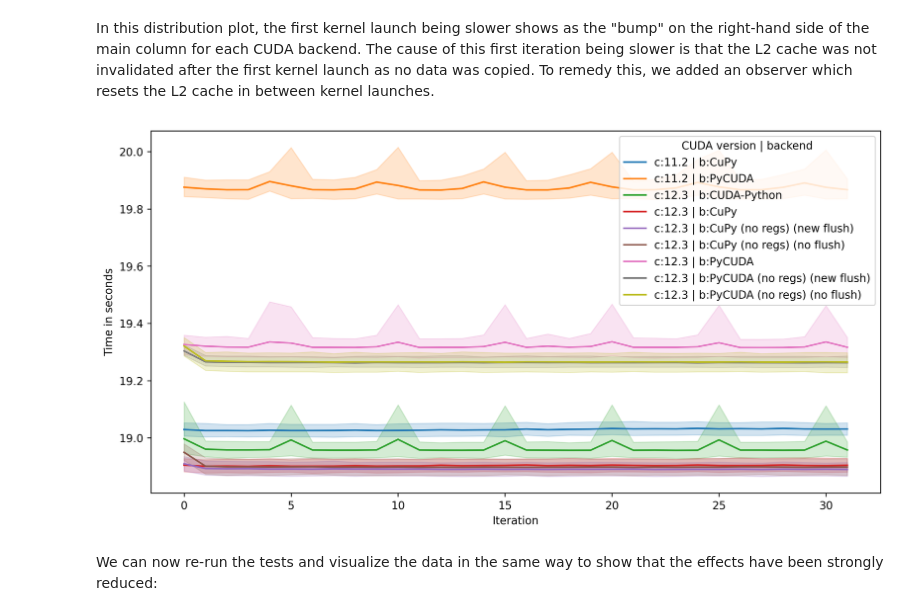
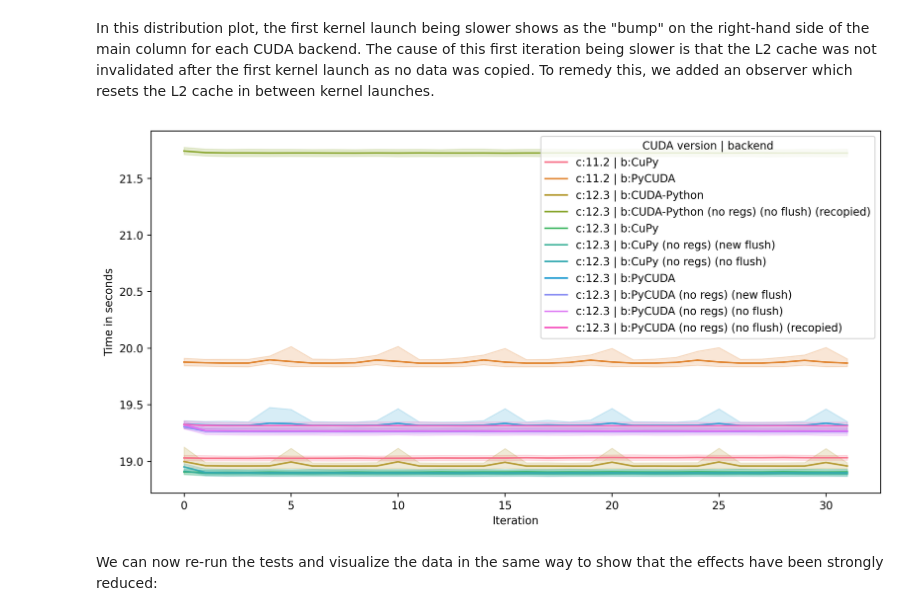
Before and after one commit to fjwillemsen/kernel_tuner_paper, a Jupyter notebook: test_backends.ipynb, the cells around one changed output. Saved outputs shown, nothing was run; the diff lists cells and outputs as text; code cells hidden in the pictures.

```diff
--- a/test_backends.ipynb
+++ b/test_backends.ipynb
@@ -265,7 +265,7 @@ df_single_node = get_dataframe(single_node=True)
 # %%
-df_times = plot_combined_times(df_single_node)
+df_times = plot_combined_times(df)
 # %% [output]
-[figure, old version]
+[figure, new version]
 # %% [markdown]
 We can now re-run the tests and visualize the data in the same way to show that the effects have been strongly reduced:
 # %%
```
Also changed, not shown: parts of 17 cells of this notebook.
